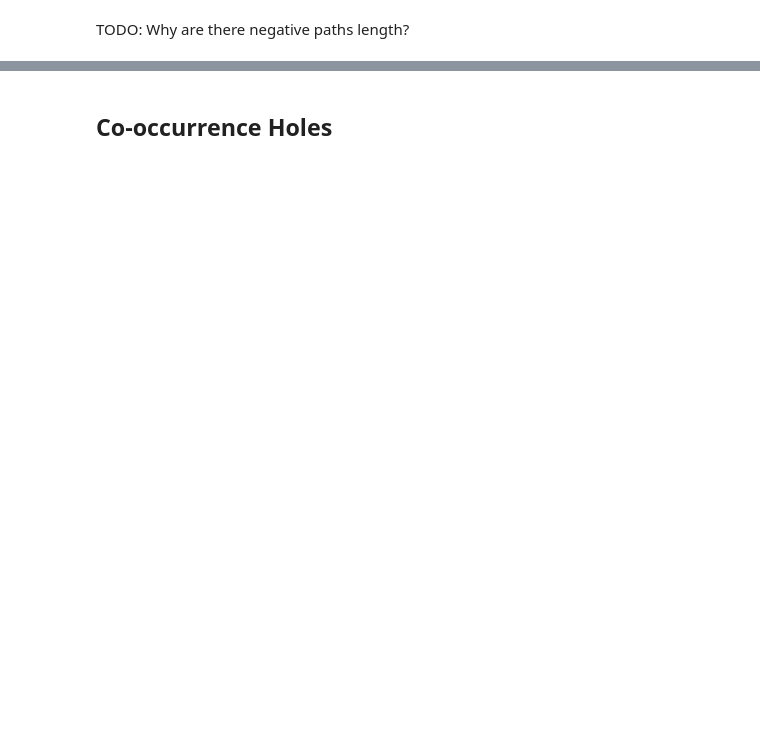
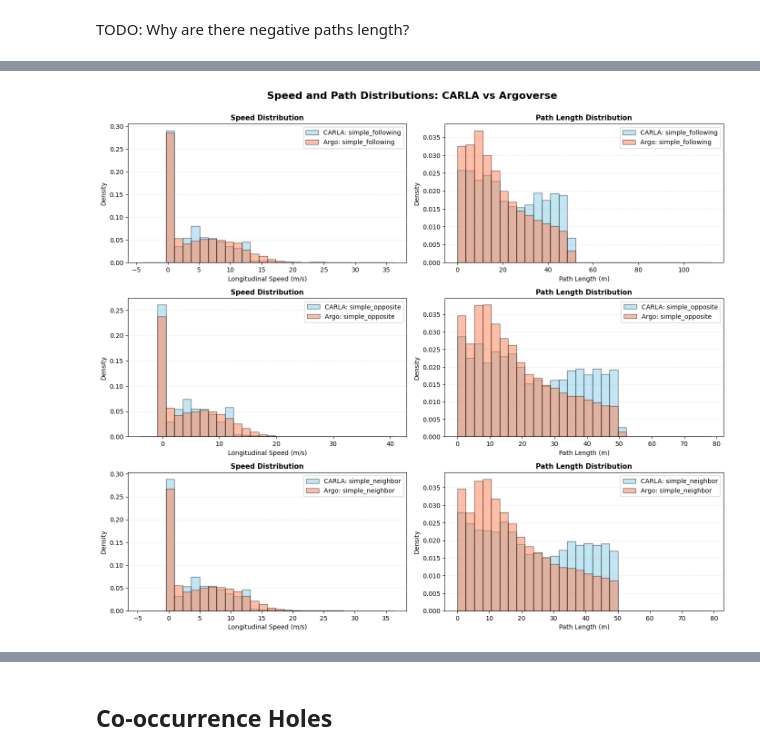
Before and after one commit to tmuehlen80/graph_coverage, a Jupyter notebook: notebooks/shared/subgraph_isomorphism.ipynb, the cells around one changed output, grey strips where cells are left out. Saved outputs shown, nothing was run; the diff lists cells and outputs as text; code cells hidden in the pictures; blank space fills up the shorter version.

```diff
--- a/notebooks/shared/subgraph_isomorphism.ipynb
+++ b/notebooks/shared/subgraph_isomorphism.ipynb
@@ -392,3 +429,71 @@ if len(argo_scenario_nodes) > 0:
+# %%
+if len(carla_scenario_nodes) > 0 and len(argo_scenario_nodes) > 0:
+    n_carla = len(carla_scenario_nodes)
+    n_argo = len(argo_scenario_nodes)
+    n_scenarios = max(n_carla, n_argo)
+    fig, axes = plt.subplots(n_scenarios, 2, figsize=(14, 4*n_scenarios))
+
+    if n_scenarios == 1:
+        axes = axes.reshape(1, -1)
+
+    for idx in range(n_scenarios):
+        # Compute shared bins for speed
+        speed_data = []
+        if idx < n_carla:
+            speed_data.append(carla_scenario_nodes[idx]['lon_speed'])
+        if idx < n_argo:
+            speed_data.append(argo_scenario_nodes[idx]['lon_speed'])
+        combined_speed = pd.concat(speed_data)
+        speed_bins = np.linspace(combined_speed.min(), combined_speed.max(), 31)
+
+        # Compute shared bins for path length
+        path_data = []
+        if idx < n_carla:
+            path_data.append(carla_scenario_edges[idx]['path_length'].abs())
+        if idx < n_argo:
+            path_data.append(argo_scenario_edges[idx]['path_length'].abs())
+        combined_path = pd.concat(path_data)
+        path_bins = np.linspace(combined_path.min(), combined_path.max(), 31)
+
+        # Speed distribution
+        if idx < n_carla:
+            carla_scenario_name = carla_scenario_nodes[idx]['scenario'].iloc[0]
+            axes[idx, 0].hist(carla_scenario_nodes[idx]['lon_speed'], bins=speed_bins,
+                             color='skyblue', edgecolor='black', alpha=0.5,
+                             density=True, label=f'CARLA: {carla_scenario_name}')
+        if idx < n_argo:
+            argo_scenario_name = argo_scenario_nodes[idx]['scenario'].iloc[0]
+            axes[idx, 0].hist(argo_scenario_nodes[idx]['lon_speed'], bins=speed_bins,
+                             color='coral', edgecolor='black', alpha=0.5,
+                             density=True, label=f'Argo: {argo_scenario_name}')
+        axes[idx, 0].set_xlabel('Longitudinal Speed (m/s)', fontsize=10)
+        axes[idx, 0].set_ylabel('Density', fontsize=10)
+        axes[idx, 0].set_title('Speed Distribution', fontsize=11, fontweight='bold')
+        axes[idx, 0].grid(axis='y', alpha=0.3, linestyle='--')
+        axes[idx, 0].legend()
+
+        # Path length distribution
+        if idx < n_carla:
+            axes[idx, 1].hist(carla_scenario_edges[idx]['path_length'].abs(), bins=path_bins,
+                             color='skyblue', edgecolor='black', alpha=0.5,
+                             density=True, label=f'CARLA: {carla_scenario_name}')
+        if idx < n_argo:
+            axes[idx, 1].hist(argo_scenario_edges[idx]['path_length'].abs(), bins=path_bins,
+                             color='coral', edgecolor='black', alpha=0.5,
+                             density=True, label=f'Argo: {argo_scenario_name}')
+        axes[idx, 1].set_xlabel('Path Length (m)', fontsize=10)
+        axes[idx, 1].set_ylabel('Density', fontsize=10)
+        axes[idx, 1].set_title('Path Length Distribution', fontsize=11, fontweight='bold')
+        axes[idx, 1].grid(axis='y', alpha=0.3, linestyle='--')
+        axes[idx, 1].legend()
+
+    plt.suptitle('Speed and Path Distributions: CARLA vs Argoverse',
+                 fontsize=16, fontweight='bold', y=1.001)
+    plt.tight_layout()
+    plt.savefig(PLOTS_DIR / 'combined_speed_path_distributions.png', dpi=300, bbox_inches='tight')
+    plt.show()
+# %% [output]
+[figure, added]
 # %%
 if len(carla_scenario_nodes) > 0 and len(argo_scenario_nodes) > 0:
     common_scenarios = list(set([df['scenario'].iloc[0] for df in carla_scenario_nodes]) &
```
Also changed, not shown: parts of 13 cells of this notebook, 17 other files.
